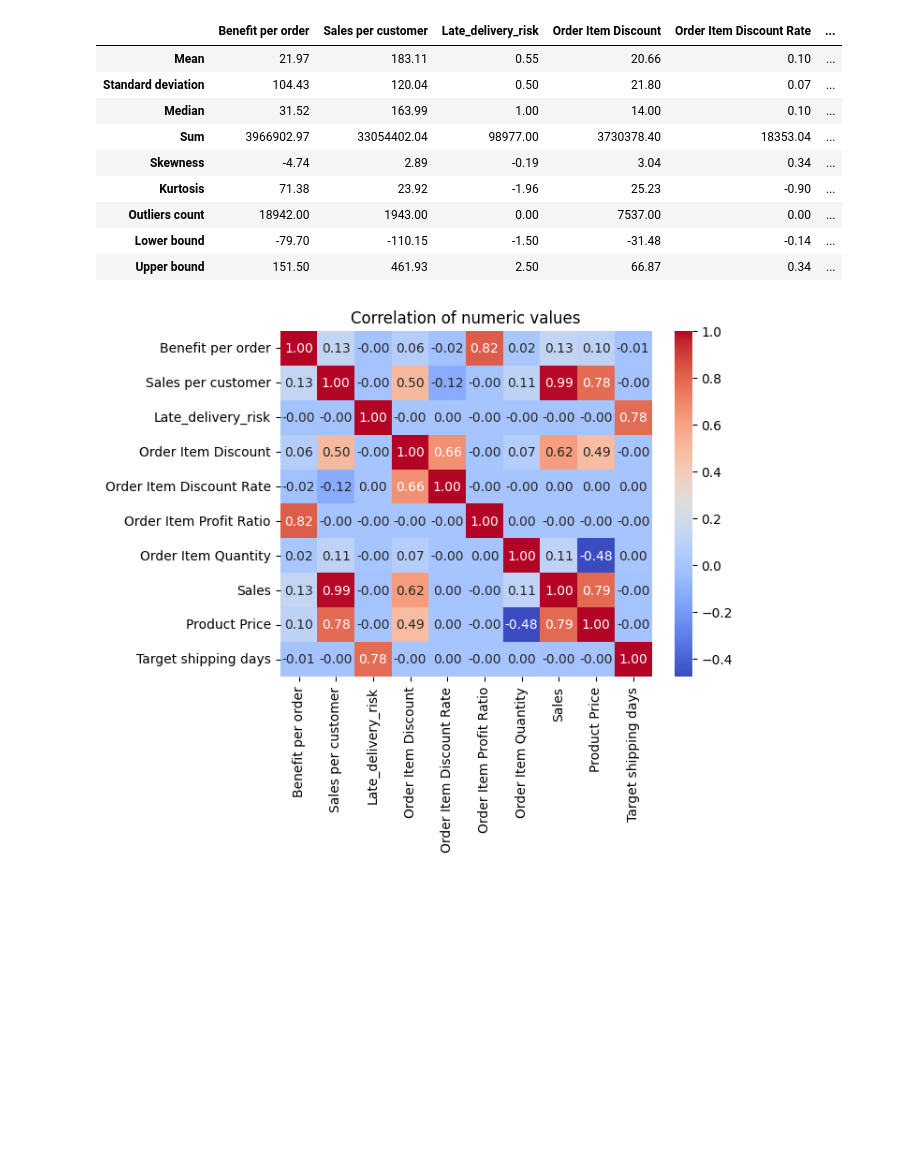
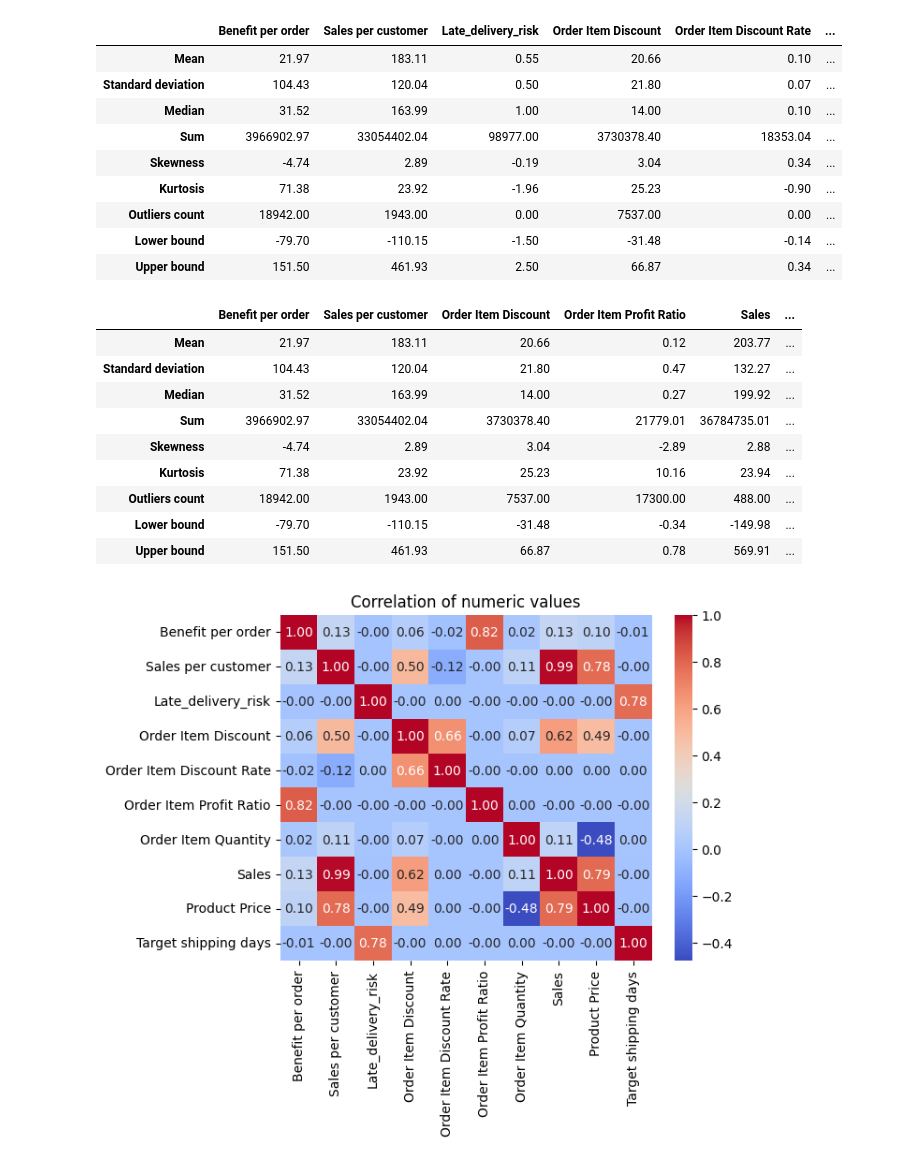
Before and after one commit to miladziekanowska/supply-chain-analysis, a Jupyter notebook: SupplyChain_EDA.ipynb, the cells around one changed output. Cells and saved outputs as stored; diff of their text form; code cells hidden in the pictures; blank space fills up the shorter version.

```diff
--- a/SupplyChain_EDA.ipynb
+++ b/SupplyChain_EDA.ipynb
@@ -142,6 +158,21 @@ extended_statistics(df, numeric_columns)
 | Outliers count | 18942.00 | 1943.00 | 0.00 | 7537.00 | 0.00 | ... |
 | Lower bound | -79.70 | -110.15 | -1.50 | -31.48 | -0.14 | ... |
 | Upper bound | 151.50 | 461.93 | 2.50 | 66.87 | 0.34 | ... |
+# %%
+ext_stat_continuous = extended_statistics(df, continous_columns)
+dfi.export(ext_stat_continuous,"graphs/others/Continous_ext_stats.png")
+ext_stat_continuous
+# %% [output]
+|  | Benefit per order | Sales per customer | Order Item Discount | Order Item Profit Ratio | Sales | ... |
+| Mean | 21.97 | 183.11 | 20.66 | 0.12 | 203.77 | ... |
+| Standard deviation | 104.43 | 120.04 | 21.80 | 0.47 | 132.27 | ... |
+| Median | 31.52 | 163.99 | 14.00 | 0.27 | 199.92 | ... |
+| Sum | 3966902.97 | 33054402.04 | 3730378.40 | 21779.01 | 36784735.01 | ... |
+| Skewness | -4.74 | 2.89 | 3.04 | -2.89 | 2.88 | ... |
+| Kurtosis | 71.38 | 23.92 | 25.23 | 10.16 | 23.94 | ... |
+| Outliers count | 18942.00 | 1943.00 | 7537.00 | 17300.00 | 488.00 | ... |
+| Lower bound | -79.70 | -110.15 | -31.48 | -0.34 | -149.98 | ... |
+| Upper bound | 151.50 | 461.93 | 66.87 | 0.78 | 569.91 | ... |
 # %%
 corr = df.corr(numeric_only=True)
 sns.heatmap(corr, cmap='coolwarm', annot=True, fmt=',.2f')
```
Also changed, not shown: parts of 14 cells of this notebook, 4 other files.
